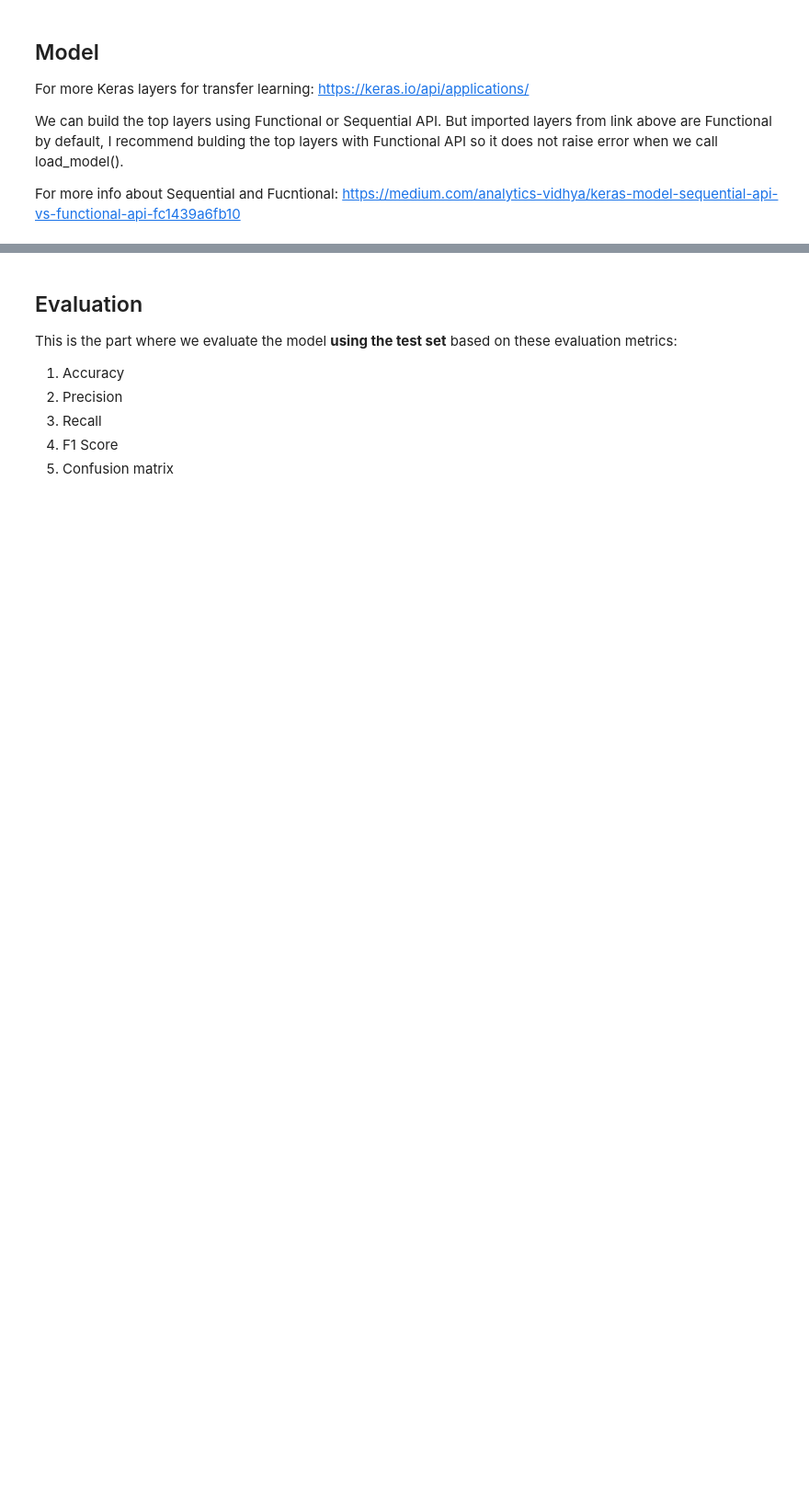
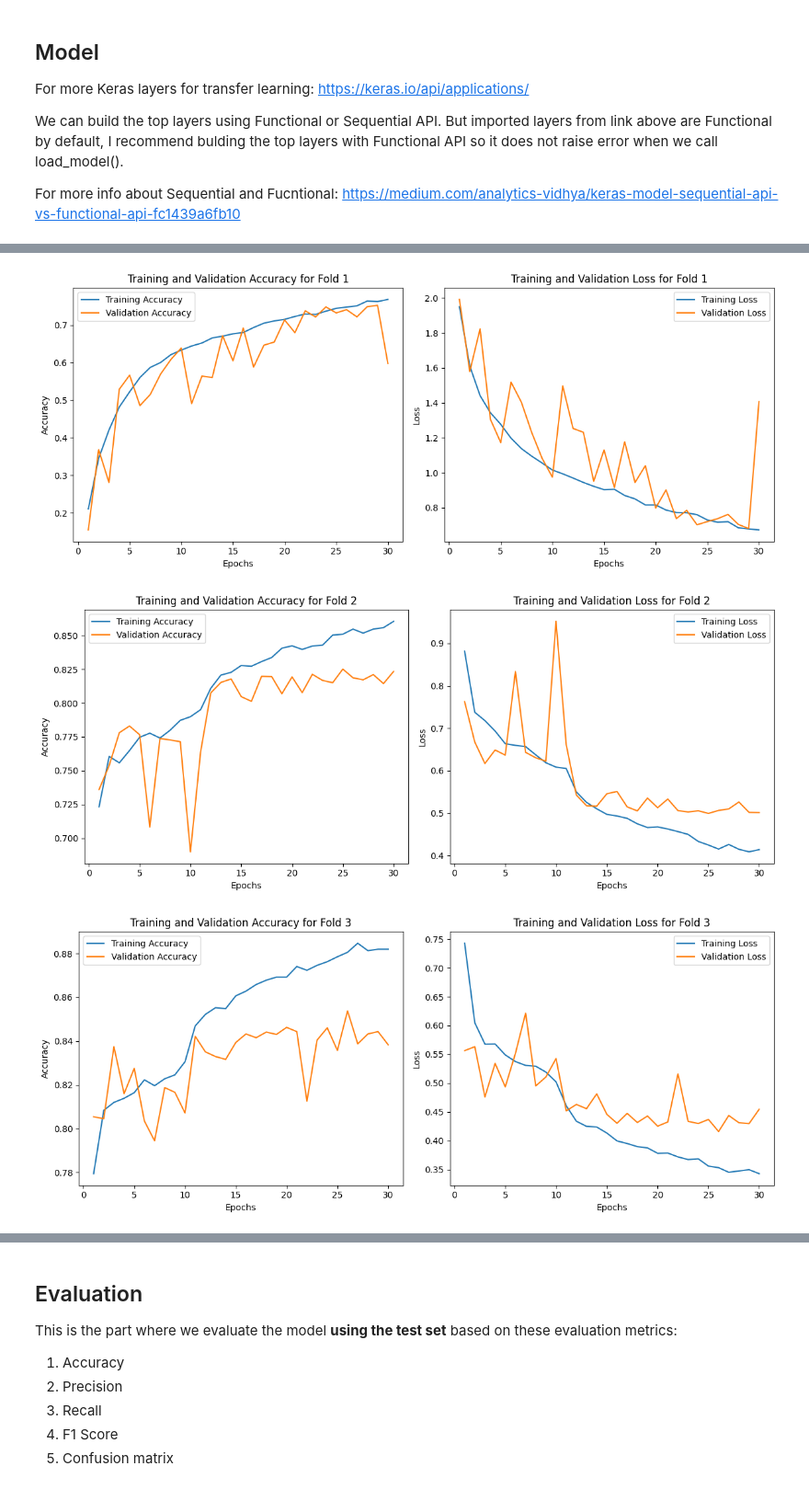
Before and after one commit to sarahhpth/FER-API, a Jupyter notebook: mobilenet-kfold-fer-augmented.ipynb, the cells around one changed output, grey strips where cells are left out. Shown at 92% size. Drawn from its saved outputs; the diff is of its cells as text; code cells hidden in the pictures; blank space fills up the shorter version.

```diff
--- a/mobilenet-kfold-fer-augmented.ipynb
+++ b/mobilenet-kfold-fer-augmented.ipynb
@@ -297,9 +280,9 @@ from keras.callbacks import Callback
 lrd = ReduceLROnPlateau(monitor = 'val_acc', factor = 0.5, patience = 7, min_lr = 1e-7, verbose = 1)
 
 # 2. ModelCheckpoint
-model_checkpoint = ModelCheckpoint('/kaggle/working/best_model.weights.h5',
+model_checkpoint = ModelCheckpoint('/kaggle/working/mobilenet_model.keras',
                                    save_best_only=True,
-                                   save_weights_only=True,
+#                                    save_weights_only=True, uncomment if saving in ".weights.h5"
                                    monitor = 'val_acc',
                                    verbose = 1)
 
@@ -348,7 +331,7 @@ for train_index, val_index in kfold.split(train_df):
         x_col = "filename",
         y_col = "label",
         class_mode = 'categorical',
-        shuffle = False,
+        shuffle = True,
         target_size = (48, 48),
         batch_size=32
         )
@@ -418,0 +395,46 @@ plt.show()
+# %%
+# plot training and validation accuracy and loss
+
+data = []
+
+for i in range(len(all_train_acc)): # i = fold
+    epochs = len(all_train_acc[i])
+
+    # to display in table later
+    for epoch in range(epochs):
+        if (epoch + 1) % 5 == 0:  # Select every 5th epoch
+            data.append([i+1, epoch+1, all_train_acc[i][epoch], all_val_acc[i][epoch]])
+
+    # to display in graph
+    plt.figure(figsize=(12, 5))
+
+    # plotting accuracy graph
+    plt.subplot(1, 2, 1)
+    plt.plot(range(1, epochs+1), all_train_acc[i], label='Training Accuracy')
+    plt.plot(range(1, epochs+1), all_val_acc[i], label='Validation Accuracy')
+    plt.title(f'Training and Validation Accuracy for Fold {i+1}')
+    plt.xlabel('Epochs')
+    plt.ylabel('Accuracy')
+    plt.legend()
+
+    # plotting loss graph
+    plt.subplot(1, 2, 2)
+    plt.plot(range(1, epochs+1), all_train_loss[i], label='Training Loss')
+    plt.plot(range(1, epochs+1), all_val_loss[i], label='Validation Loss')
+    plt.title(f'Training and Validation Loss for Fold {i+1}')
+    plt.xlabel('Epochs')
+    plt.ylabel('Loss')
+    plt.legend()
+
+    plt.tight_layout()
+    plt.show()
+
+df = pd.DataFrame(data, columns=['Fold', 'Epoch', 'Training Accuracy', 'Validation Accuracy'])
+df[['Training Accuracy', 'Validation Accuracy']] = df[['Training Accuracy', 'Validation Accuracy']].applymap(lambda x: f'{x:.2f}')
+df.to_csv('training_validation_acc.csv', index=False)
+# display dataframe
+display(df)
+# %% [output]
+[figure, added]
+[figure, added]
+[figure, added]
```
Also changed, not shown: parts of 11 cells of this notebook, 5 other files.
